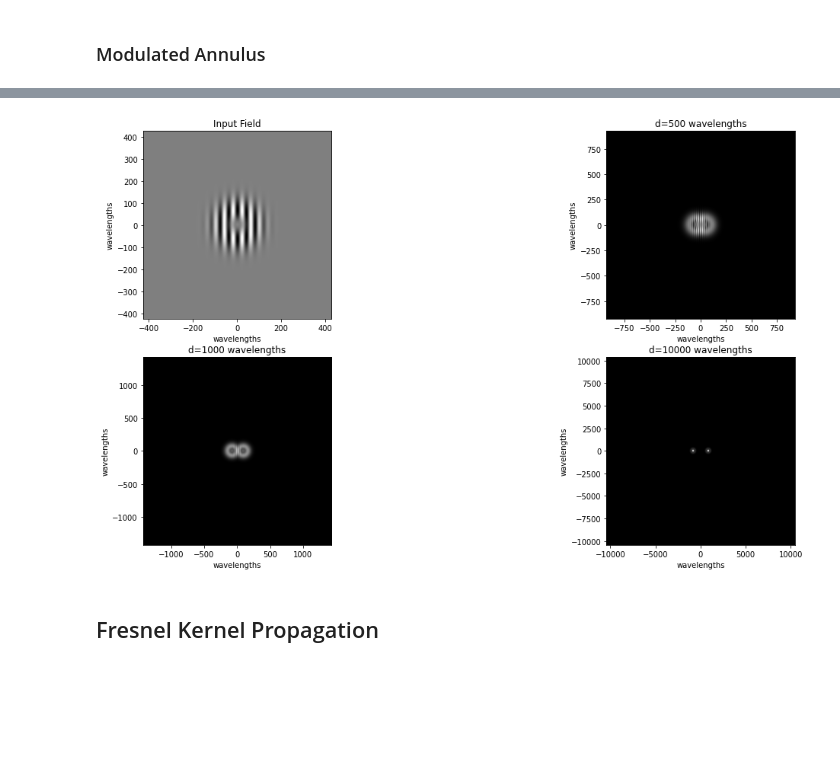
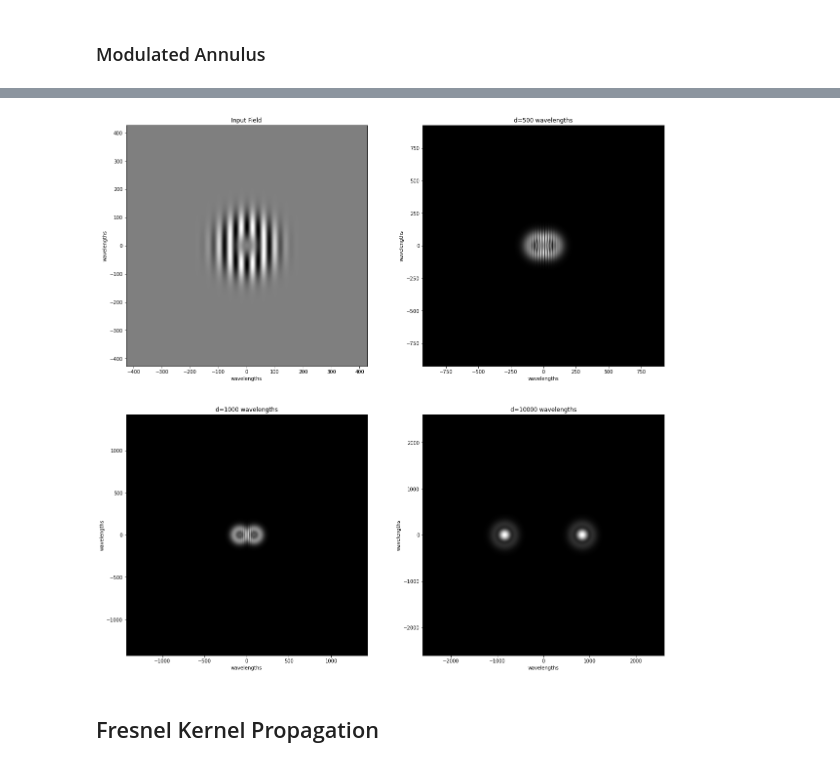
Before and after one commit to djbrady/CNNprocessing, a Jupyter notebook: waves/numericalDiffraction.ipynb, the cells around one changed output, grey strips where cells are left out. Saved outputs shown, nothing was run; the diff lists cells and outputs as text; code cells hidden in the pictures; blank space fills up the shorter version.

```diff
--- a/waves/numericalDiffraction.ipynb
+++ b/waves/numericalDiffraction.ipynb
@@ -23,7 +23,7 @@ import tensorflow as tf
 from tensorflow import keras
 from tensorflow.keras.datasets import mnist
 %matplotlib inline
-plt.rcParams['figure.figsize'] = [20, 10]
+plt.rcParams['figure.figsize'] = [20, 20]
 from google.colab import files
 # %% [markdown]
 # Angular spectrum diffraction
@@ -120,40 +120,40 @@ xp=np.linspace(-xrange,xrange,N)
 x,y = np.meshgrid(xp,xp)
 f=np.cos(.05*np.pi*x)*(np.exp(-(x**2+y**2)/4000)-np.exp(-(x**2+y**2)/5000))
 plt.subplot(2,2,1)
-plt.imshow(f,extent=[-xrange,xrange,-xrange,xrange],cmap='gray')
+plt.imshow(f,extent=[-xrange,xrange,-xrange,xrange],cmap='gray', aspect='equal')
 plt.xlabel('wavelengths')
 plt.ylabel('wavelengths')
 plt.title('Input Field')
 plt.subplot(2,2,2)
 d=500
 q=g(f,d,.3)
 xrange=q.shape[0]/(lam*2)
-plt.imshow(np.abs(q),extent=[-xrange,xrange,-xrange,xrange],cmap='gray')
+plt.imshow(np.abs(q),extent=[-xrange,xrange,-xrange,xrange],cmap='gray', aspect='equal')
 plt.xlabel('wavelengths')
 plt.ylabel('wavelengths')
 plt.title('d=500 wavelengths')
 plt.subplot(2,2,3)
 d=1000
 q=g(f,d,.3)
 xrange=q.shape[0]/(lam*2)
-plt.imshow(np.abs(q),extent=[-xrange,xrange,-xrange,xrange],cmap='gray')
+plt.imshow(np.abs(q),extent=[-xrange,xrange,-xrange,xrange],cmap='gray', aspect='equal')
 plt.xlabel('wavelengths')
 plt.ylabel('wavelengths')
 plt.title('d=1000 wavelengths')
 plt.subplot(2,2,4)
 d=10000
 q=g(f,d,.3)
 xrange=q.shape[0]/(lam*2)
-plt.imshow(np.abs(q),extent=[-xrange,xrange,-xrange,xrange],cmap='gray')
+plt.imshow(np.abs(q)[np.int(3*q.shape[0]/8):np.int(5*q.shape[0]/8),np.int(3*q.shape[0]/8):np.int(5*q.shape[0]/8)],extent=[-xrange/4,xrange/4,-xrange/4,xrange/4],cmap='gray', aspect='equal')
 plt.xlabel('wavelengths')
 plt.ylabel('wavelengths')
 plt.title('d=10000 wavelengths')
 plt.savefig('annulus.pdf')
 files.download('annulus.pdf')
 # %% [output]
 [interactive output not drawn]
 [interactive output not drawn]
-[figure, old version]
+[figure, new version]
 # %% [markdown]
 ## Fresnel Kernel Propagation
 # %% [markdown]
```
Also changed, not shown: parts of 2 cells of this notebook.
